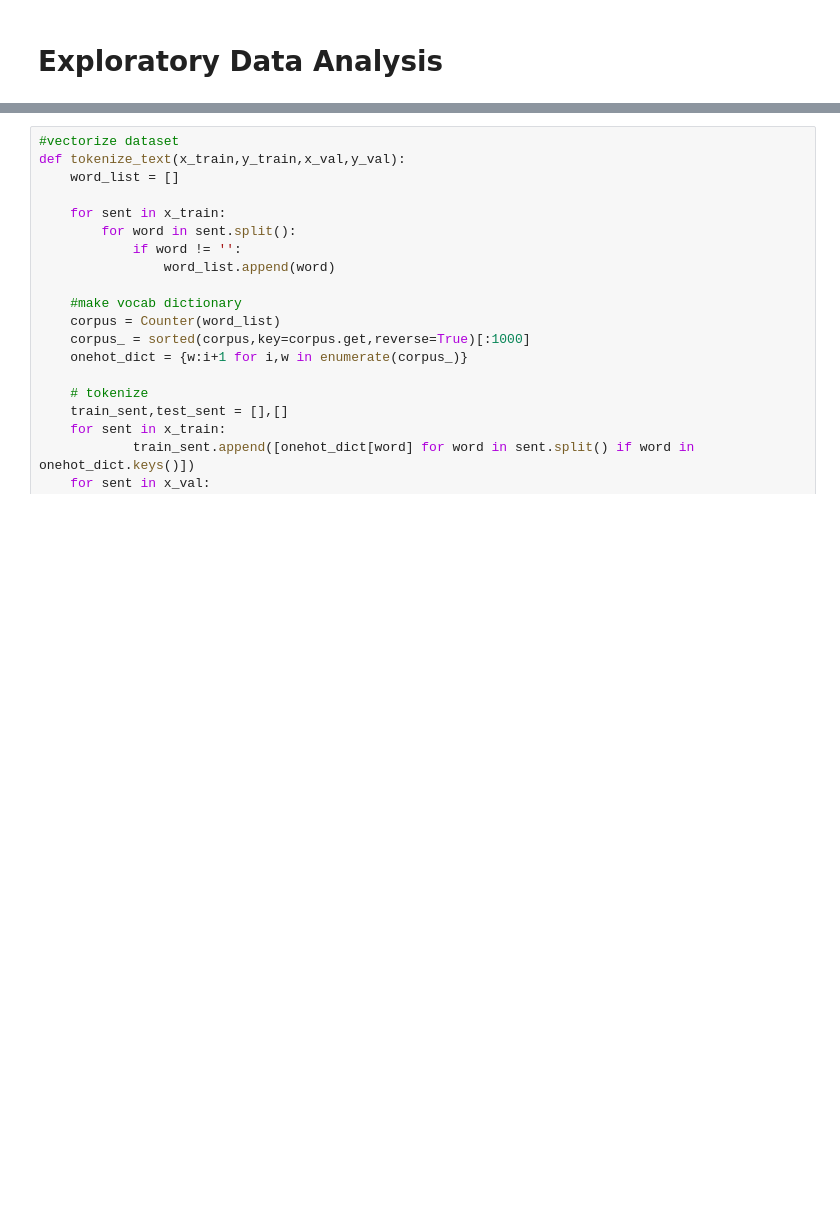
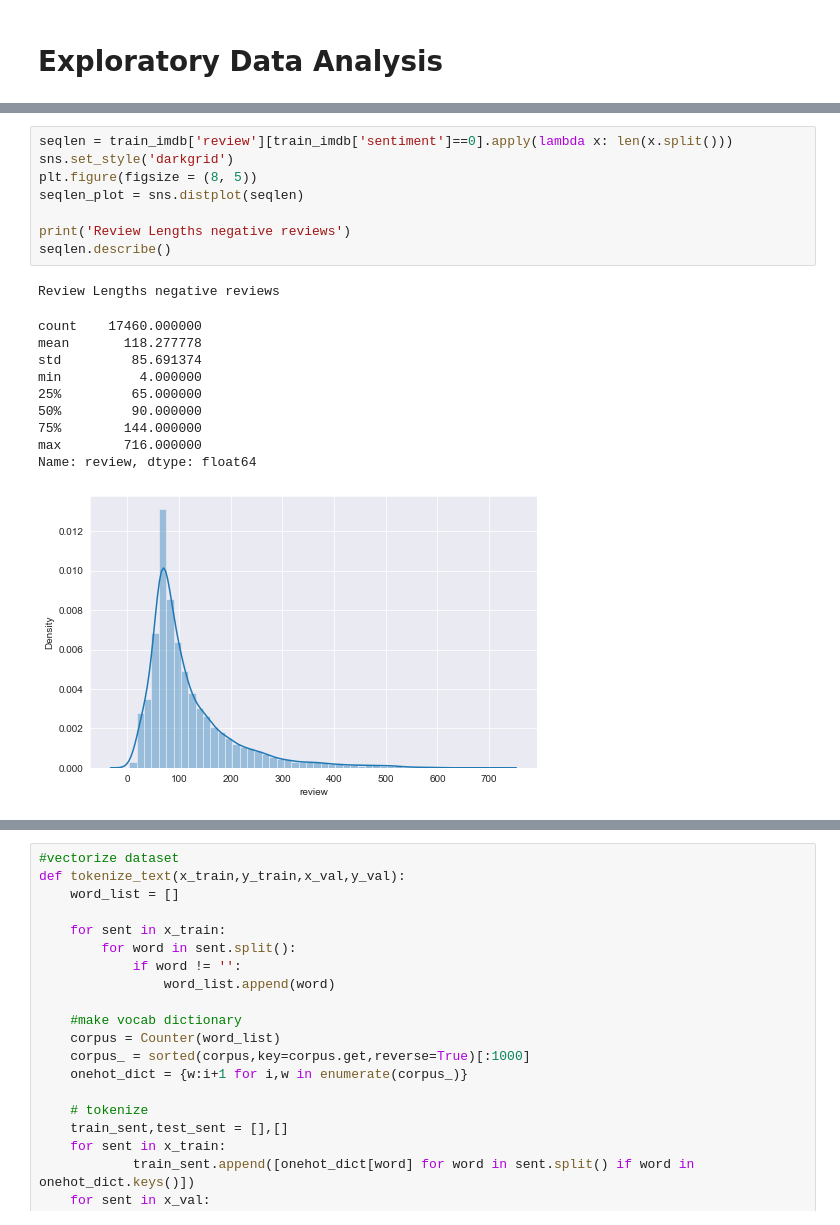
Before and after one commit to sayanmndl21/sentimentanalysis, a Jupyter notebook: imdb_discriminative.ipynb, the cells around one changed output, grey strips where cells are left out. Saved outputs shown, nothing was run; the diff lists cells and outputs as text; blank space fills up the shorter version.

```diff
--- a/imdb_discriminative.ipynb
+++ b/imdb_discriminative.ipynb
@@ -184,0 +173,20 @@ plt.show()
+# %%
+seqlen = train_imdb['review'][train_imdb['sentiment']==0].apply(lambda x: len(x.split()))
+sns.set_style('darkgrid')
+plt.figure(figsize = (8, 5))
+seqlen_plot = sns.distplot(seqlen)
+
+print('Review Lengths negative reviews')
+seqlen.describe()
+# %% [output]
+Review Lengths negative reviews
+count    17460.000000
+mean       118.277778
+std         85.691374
+min          4.000000
+25%         65.000000
+50%         90.000000
+75%        144.000000
+max        716.000000
+Name: review, dtype: float64
+[figure, added]
```
Also changed, not shown: parts of 12 cells of this notebook.
